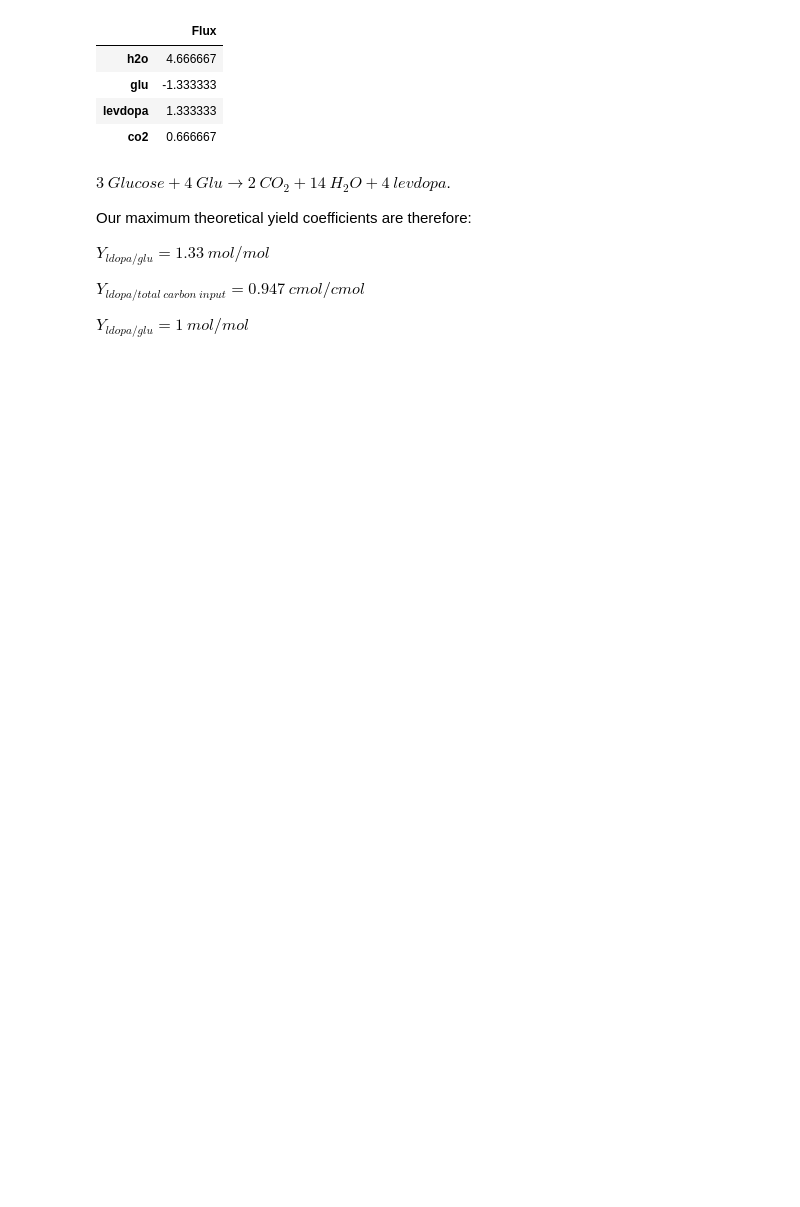
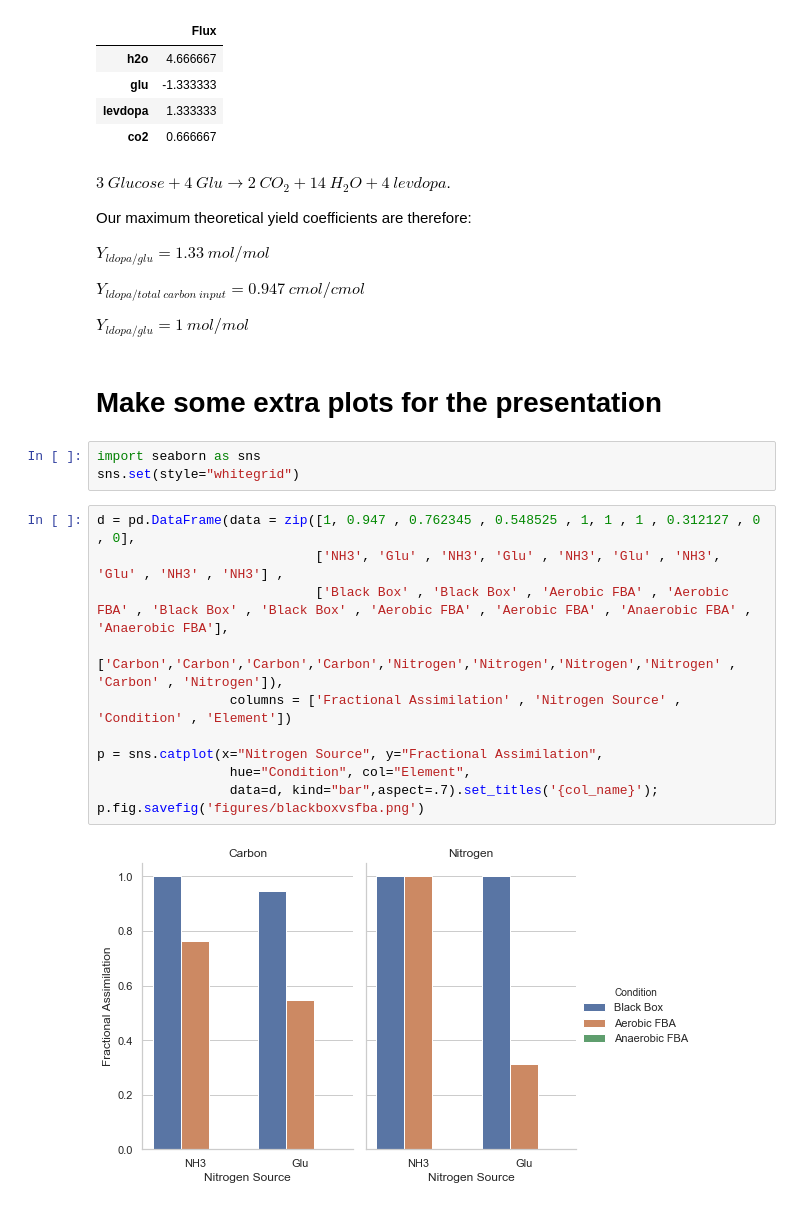
Before and after one commit to russell-stewart/levdopa_synthesis, a Jupyter notebook: black box stoichiometry.ipynb, the cells around one changed output. Saved outputs shown, nothing was run; the diff lists cells and outputs as text; blank space fills up the shorter version.

Commit message:
lots of presentation work

```diff
--- a/black box stoichiometry.ipynb
+++ b/black box stoichiometry.ipynb
@@ -143,3 +143,21 @@ $Y_{ldopa/glu}=1.33\ mol/mol$
 $Y_{ldopa/total\ carbon\ input}=0.947\ cmol/cmol$
 
 $Y_{ldopa/glu}=1\ mol/mol$
+# %% [markdown]
+# Make some extra plots for the presentation
+# %%
+import seaborn as sns
+sns.set(style="whitegrid")
+# %%
+d = pd.DataFrame(data = zip([1, 0.947 , 0.762345 , 0.548525 , 1, 1 , 1 , 0.312127 , 0 , 0],
+                            ['NH3', 'Glu' , 'NH3', 'Glu' , 'NH3', 'Glu' , 'NH3', 'Glu' , 'NH3' , 'NH3'] ,
+                            ['Black Box' , 'Black Box' , 'Aerobic FBA' , 'Aerobic FBA' , 'Black Box' , 'Black Box' , 'Aerobic FBA' , 'Aerobic FBA' , 'Anaerobic FBA' , 'Anaerobic FBA'],
+                            ['Carbon','Carbon','Carbon','Carbon','Nitrogen','Nitrogen','Nitrogen','Nitrogen' , 'Carbon' , 'Nitrogen']),
+                 columns = ['Fractional Assimilation' , 'Nitrogen Source' , 'Condition' , 'Element'])
+
+p = sns.catplot(x="Nitrogen Source", y="Fractional Assimilation",
+                 hue="Condition", col="Element",
+                 data=d, kind="bar",aspect=.7).set_titles('{col_name}');
+p.fig.savefig('figures/blackboxvsfba.png')
+# %% [output]
+[figure, added]
```
Also changed, not shown: parts of 2 cells of this notebook, 7 other files.
